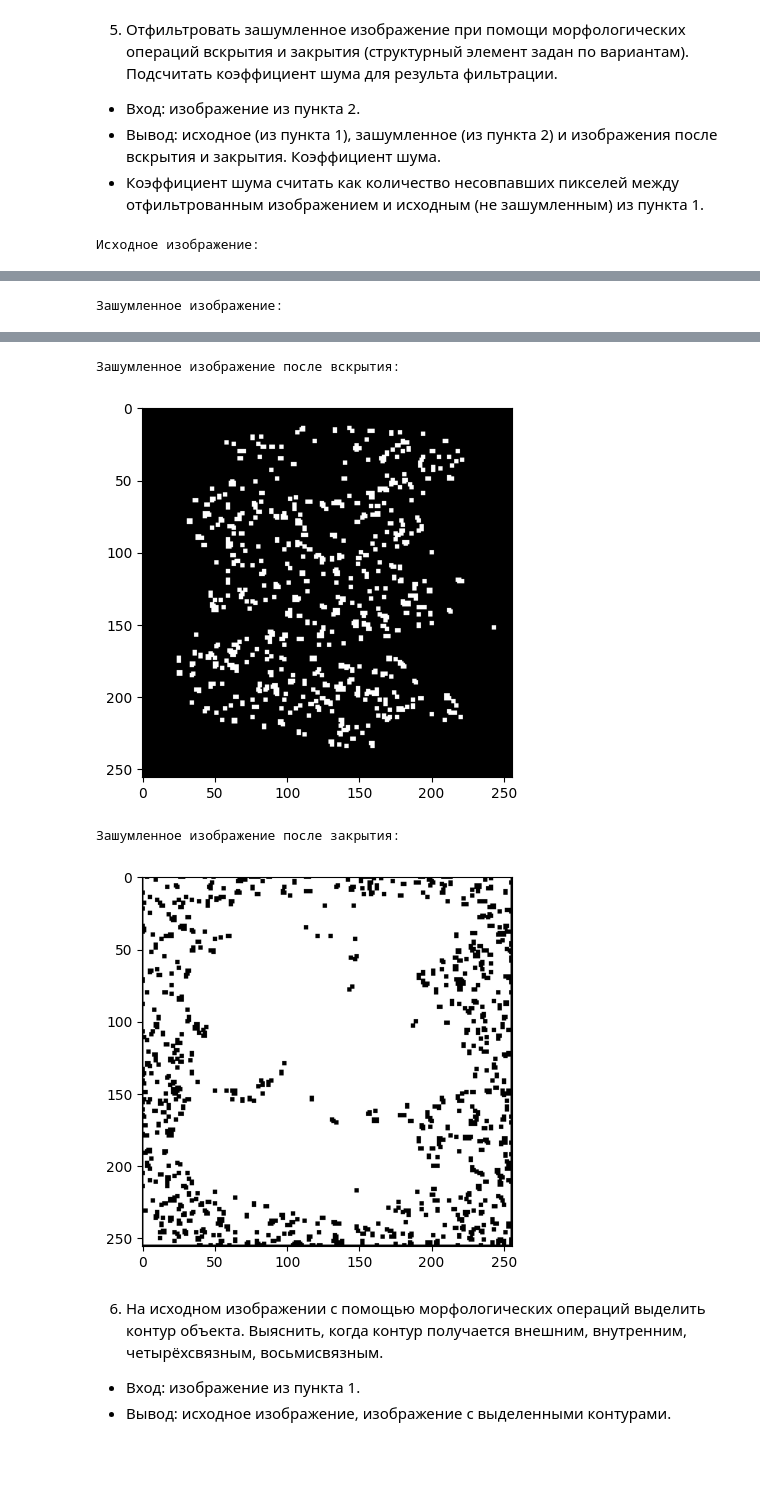
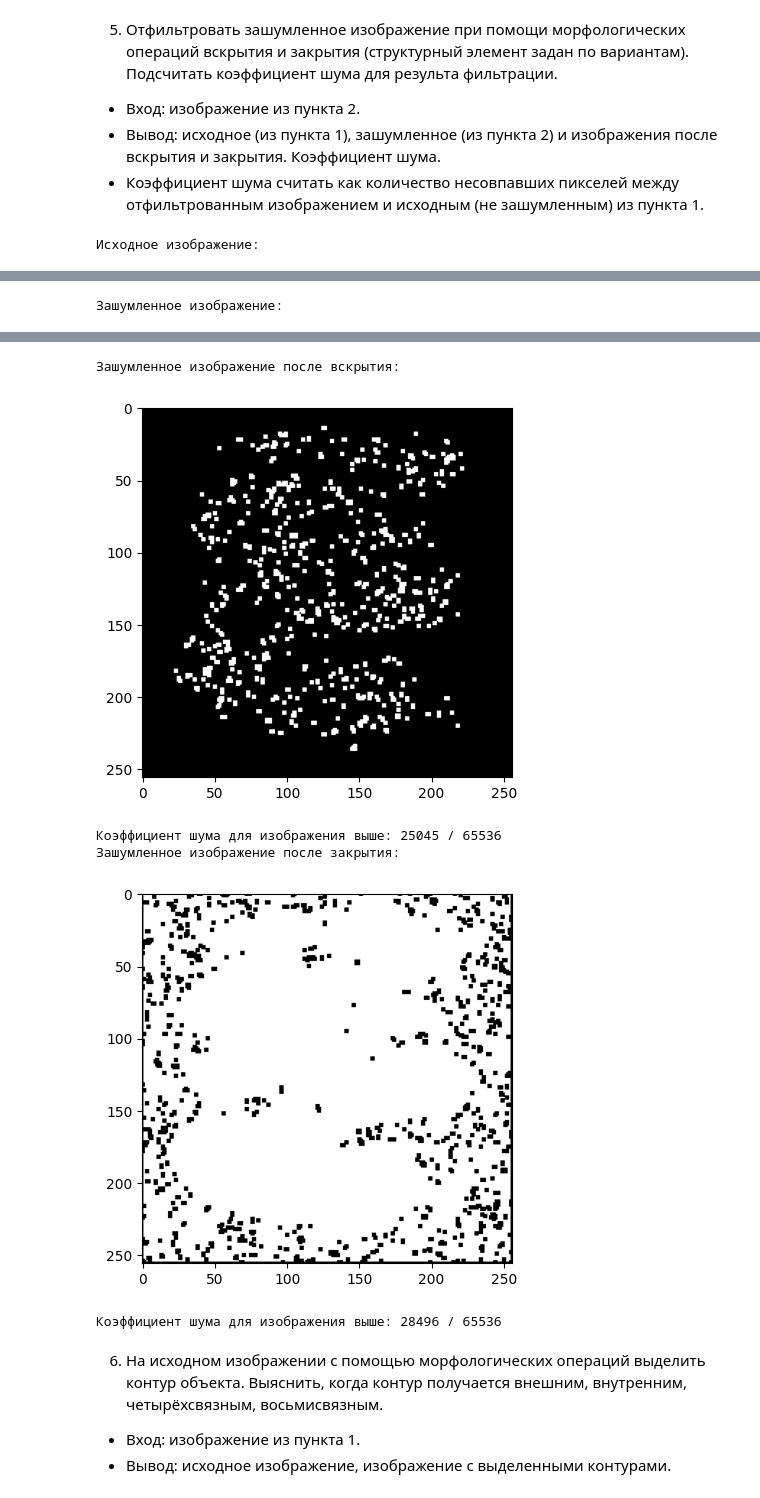
Before and after one commit to Televerso/TSOI_lab3, a Jupyter notebook: ТЦОИ_ЛР3.ipynb, the cells around one changed output, grey strips where cells are left out. Drawn from its saved outputs; the diff is of its cells as text; code cells hidden in the pictures; blank space fills up the shorter version.

```diff
--- a/ТЦОИ_ЛР3.ipynb
+++ b/ТЦОИ_ЛР3.ipynb
@@ -123,7 +123,7 @@ def impulse_noise(image):
     p = 0.3
     mask = np.random.rand(image.shape[0],image.shape[1]) < p
     image_noised = image ^ mask
-    return image_noised
+    return image_noised.astype('bool')
 
 image_noise = impulse_noise(image_bin)
 print("Зашумленное изображение")
@@ -153,7 +153,7 @@ def dilation_maxmin(image, struct):
         for j in range(image.shape[1]):
             region = image_l[i : i + struct_h, j : j + struct_w]
             image_dil[i, j] = np.max(region[struct])
-    return image_dil
+    return image_dil.astype('bool')
 
 
 
@@ -186,8 +186,7 @@ def erosion_maxmin(image, struct):
         for j in range(image.shape[1]):
             region = image_l[i : i + struct_h, j : j + struct_w]
             image_er[i, j] = np.min(region[struct])
-
-    return image_er
+    return image_er.astype('bool')
 
 def erosion_copy(image, struct):
     image_h, image_w = image.shape
@@ -241,10 +240,13 @@ show_image(erosion_maxmin(image_noise, struct))
   *   Коэффициент шума считать как количество несовпавших пикселей между отфильтрованным изображением и исходным (не зашумленным) из пункта 1.
 # %%
 def opening(image, struct):
-    return dilation_maxmin(erosion_maxmin(image_noise, struct),struct)
+    return dilation_maxmin(erosion_maxmin(image_noise, struct),struct).astype('bool')
 
 def closure(image, struct):
-    return erosion_maxmin(dilation_maxmin(image_noise, struct),struct)
+    return erosion_maxmin(dilation_maxmin(image_noise, struct),struct).astype('bool')
+
+def count_noise(image1, image2):
+    return np.sum(image1 ^ image2)
 # %%
 struct = np.array([
     [1,1,1],
@@ -254,12 +256,19 @@ struct = np.array([
 
 print("Исходное изображение:")
 show_image(image_bin)
+
 print("Зашумленное изображение:")
 show_image(image_noise)
+
 print("Зашумленное изображение после вскрытия:")
-show_image(opening(image_noise, struct))
+op_image_noise = opening(image_noise, struct)
+show_image(op_image_noise)
+print("Коэффициент шума для изображения выше: " + str(count_noise(op_image_noise, image_bin)) + f" / {256*256}")
+
 print("Зашумленное изображение после закрытия:")
+cl_image_noise = closure(image_noise, struct)
 show_image(closure(image_noise, struct))
+print("Коэффициент шума для изображения выше: " + str(count_noise(cl_image_noise, image_bin)) + f" / {256*256}")
 # %% [output]
 Исходное изображение:
 [figure]
@@ -268,7 +277,9 @@ show_image(closure(image_noise, struct))
 Зашумленное изображение после вскрытия:
-[figure, old version]
+[figure, new version]
+Коэффициент шума для изображения выше: 25045 / 65536
 Зашумленное изображение после закрытия:
-[figure, old version]
+[figure, new version]
+Коэффициент шума для изображения выше: 28496 / 65536
 # %% [markdown]
 6. На исходном изображении  с помощью морфологических операций выделить контур объекта. Выяснить, когда контур получается внешним, внутренним, четырёхсвязным, восьмисвязным.
   *   Вход: изображение из пункта 1.
```
Also changed, not shown: parts of 5 cells of this notebook.
